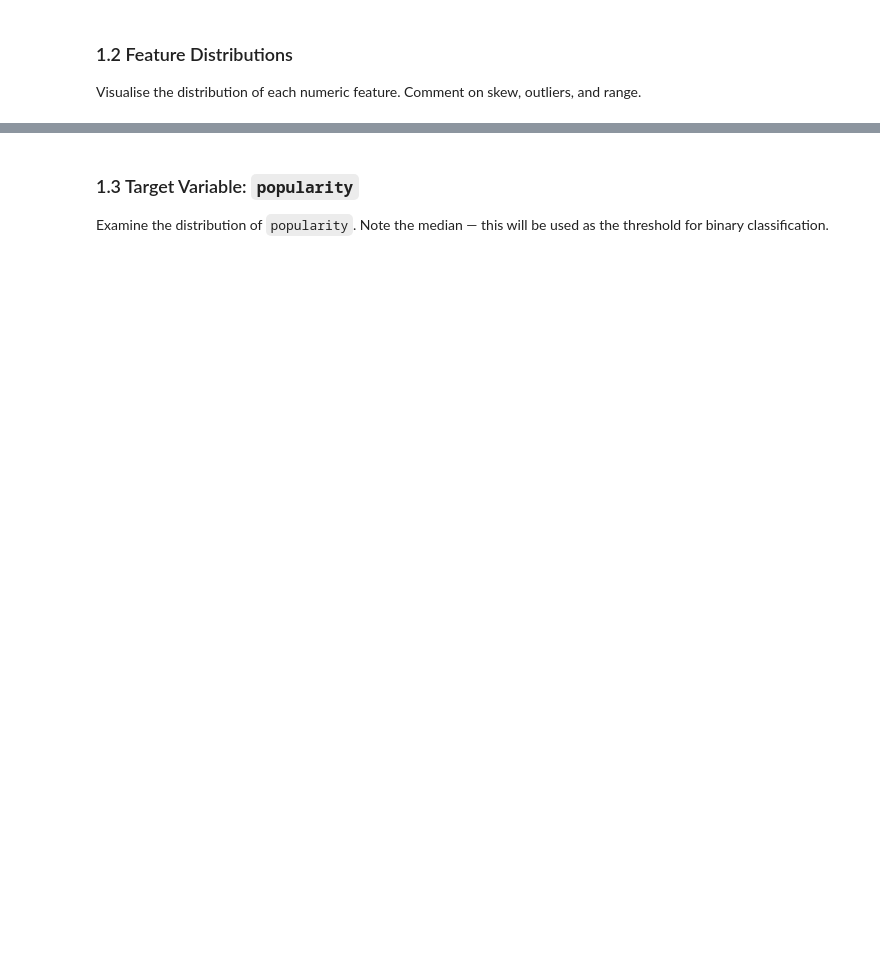
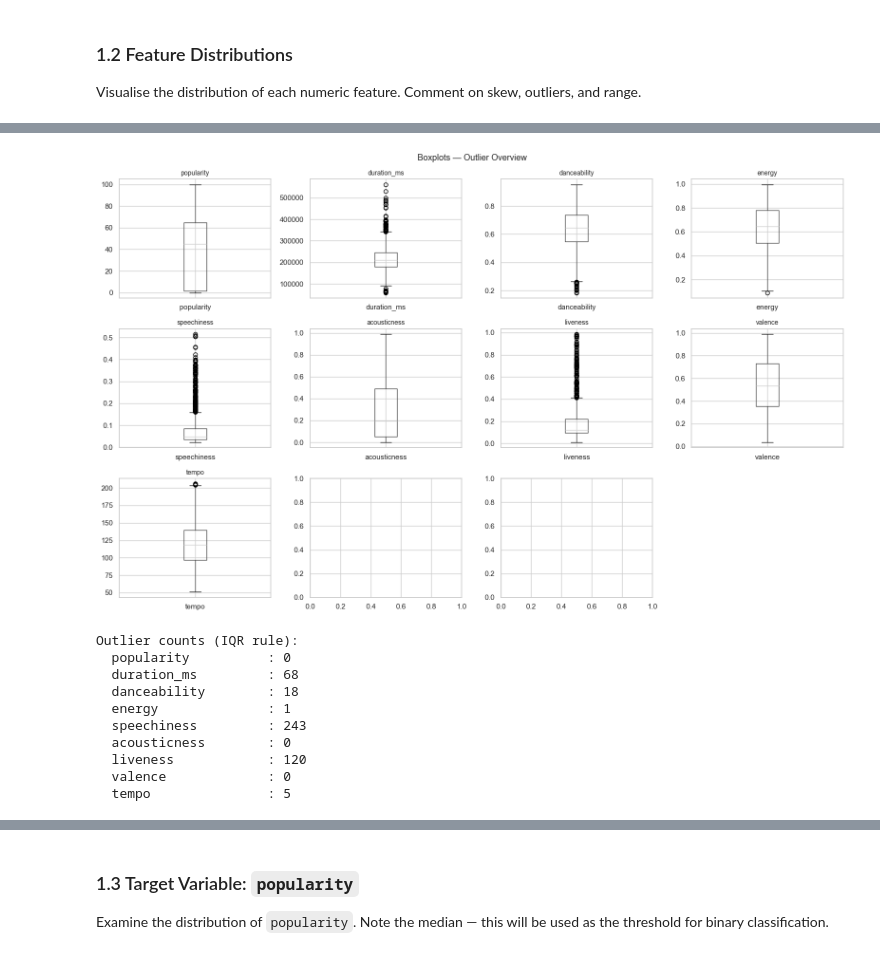
Before and after one commit to CallanMark/Data-Mining-Project, a Jupyter notebook: implementation.ipynb, the cells around one changed output, grey strips where cells are left out. Cells and saved outputs as stored; diff of their text form; code cells hidden in the pictures; blank space fills up the shorter version.

```diff
--- a/implementation.ipynb
+++ b/implementation.ipynb
@@ -25,0 +165,34 @@ Visualise the distribution of each numeric feature. Comment on skew, outliers, a
+# %%
+# Boxplots to highlight outliers
+fig, axes = plt.subplots(3, 4, figsize=(16, 10))
+axes = axes.flatten()
+
+for i, col in enumerate(numeric_cols):
+    df.boxplot(column=col, ax=axes[i])
+    axes[i].set_title(col, fontsize=10)
+    axes[i].set_xlabel("")
+
+axes[-1].set_visible(False)
+plt.suptitle("Boxplots — Outlier Overview", fontsize=13)
+plt.tight_layout()
+plt.show()
+
+# Outlier counts via IQR
+print("Outlier counts (IQR rule):")
+for col in numeric_cols:
+    q1, q3 = df[col].quantile([0.25, 0.75])
+    iqr = q3 - q1
+    n = ((df[col] < q1 - 1.5 * iqr) | (df[col] > q3 + 1.5 * iqr)).sum()
+    print(f"  {col:20s}: {n}")
+# %% [output]
+[figure, added]
+Outlier counts (IQR rule):
+  popularity          : 0
+  duration_ms         : 68
+  danceability        : 18
+  energy              : 1
+  speechiness         : 243
+  acousticness        : 0
+  liveness            : 120
+  valence             : 0
+  tempo               : 5
```
Also changed, not shown: parts of 18 cells of this notebook.
